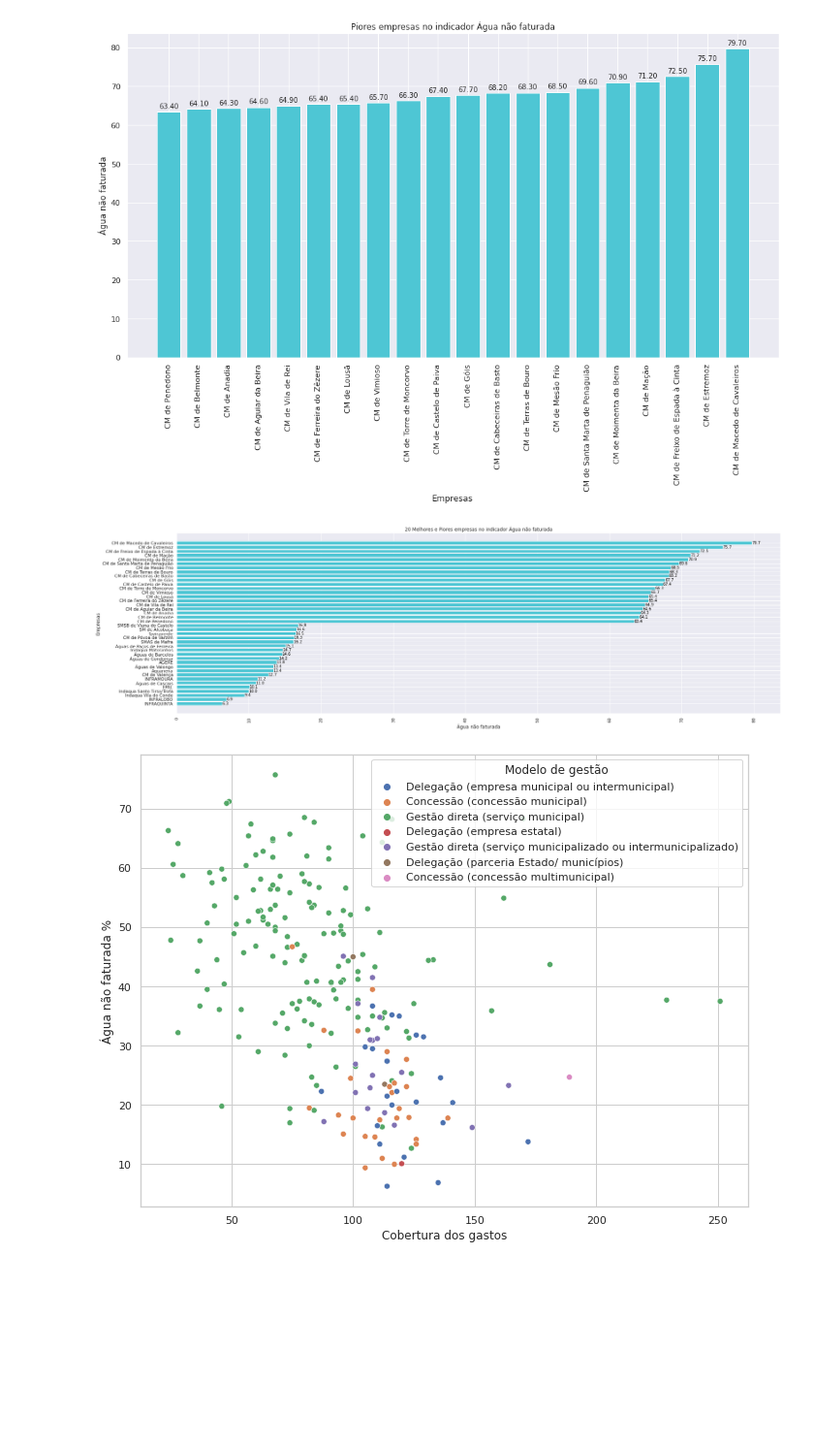
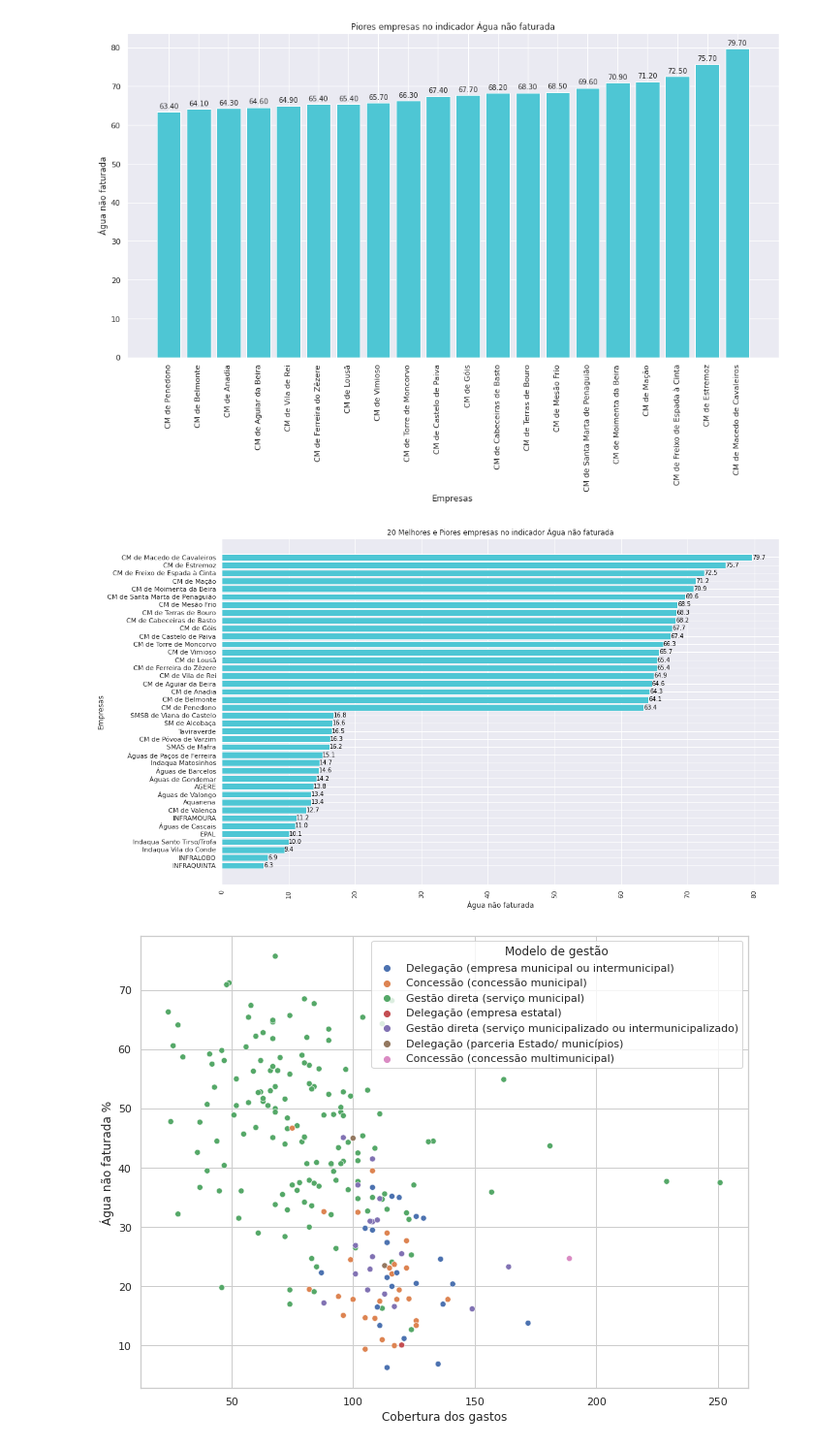
Before and after one commit to vitormnsousa/RSARP2020, a Jupyter notebook: RASARP2020.ipynb, the cells around one changed output. Shown at 97% size. Cells and saved outputs as stored; diff of their text form; code cells hidden in the pictures; blank space fills up the shorter version.

```diff
--- a/RASARP2020.ipynb
+++ b/RASARP2020.ipynb
@@ -215,18 +215,18 @@ ANF_best_worst = pd.concat([ANF_best, ANF_worst]).reset_index().sort_values(by=[
 # %%
 #@title
 empresas = ANF_best_worst['Empresa']
 ANF = ANF_best_worst['Água não faturada %']
-figure, axes = plt.subplots(figsize = (25, 8))
+figure, axes = plt.subplots(figsize = (15, 10))
 cl = plt.barh(empresas,ANF, color = '#4ec6d4')
 for i, v in enumerate(ANF):
     axes.text(v, i, str(v), color='black', fontsize=10, va='center')
 plt.xticks(rotation='vertical')
 plt.ylabel('Empresas')
 plt.xlabel('Água não faturada')
 plt.title('20 Melhores e Piores empresas no indicador Água não faturada')
 plt.show()
 # %% [output]
-[figure, old version]
+[figure, new version]
 # %%
 #@title
 fig = plt.figure(figsize = (10, 8))
```
Also changed, not shown: parts of 1 cell of this notebook.
